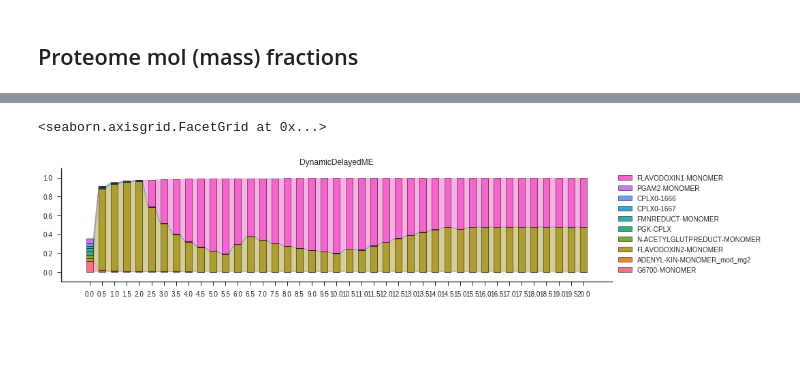
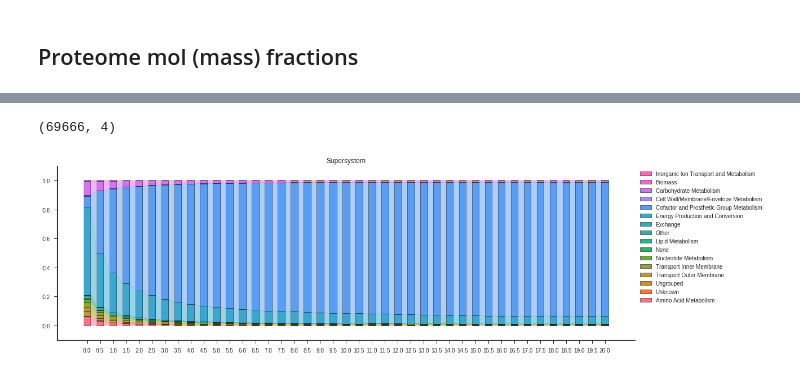
Before and after one commit to SBRG/dynamicme, a Jupyter notebook: notebooks/production/validation1_uptake_hier.ipynb, the cells around one changed output, grey strips where cells are left out. Drawn from its saved outputs; the diff is of its cells as text; code cells hidden in the pictures; blank space fills up the shorter version.

```diff
--- a/notebooks/production/validation1_uptake_hier.ipynb
+++ b/notebooks/production/validation1_uptake_hier.ipynb
@@ -349,19 +349,3 @@ g.add_legend()
 ### Need to start it off with much more ribosome?
 # %% [markdown]
 ## Proteome mol (mass) fractions
-# %%
-df_cplx = pd.DataFrame([{'cplx':k, 'conc':v, 'time':result['time'][i]} for i,r in enumerate(result['complex']) for k,v in r.iteritems()])
-
-times = df_cplx.time.unique()
-for t in times:
-    dfi = df_cplx[ df_cplx.time==t]
-    mtot = dfi.conc.sum()
-    b = (df_cplx.time==t).values
-    df_cplx.loc[b,'molf'] = df_cplx.loc[b,'conc'] / mtot
-
-df_var = df_cplx.groupby('cplx').molf.var().reset_index()
-df_var.molf.min()
-df_var.molf.max()
-N_PLOT = 10
-vary_cplxs = df_var.sort_values('molf', ascending=False)['cplx'][0:N_PLOT].values
-vary_cplxs
@@ -373,9 +352,51 @@ array(['FLAVODOXIN1-MONOMER', 'FLAVODOXIN2-MONOMER', 'G6700-MONOMER',
-# %%
-from stressme.plot import stacked_bar
-
-dsplot_cplx = df_cplx[ df_cplx.cplx.isin(vary_cplxs)]
-dsplot_cplx.loc[:,'group'] = 'DynamicDelayedME'
-stacked_bar('time', 'molf', dsplot_cplx, 'cplx', 'group', aspect=4)
-# %% [output]
-<seaborn.axisgrid.FacetGrid at 0x...>
-[figure, removed]
+# %%
+#df_super = pd.read_csv('/home/laurence/ME/data/cobrame/proteome_letter/subsystem-supersystem-mapping.csv')
+df_system = pd.read_csv('/home/laurence/ME/data/cobrame/proteome_letter/sub_supersystem.csv')
+df_system.shape
+
+# df_trsl = pd.DataFrame([{'rxn':k, 'v':v, 'time':result['time'][i]} for i,r in enumerate(result['rxn_flux']) for k,v in r.iteritems() if 'translation_' in k])
+
+import re
+patt = re.compile(r"protein_(b\d\d\d\d)_?\S?")
+
+cplx_prot = pd.DataFrame([{'cplx':d.id, 'locus':re.findall(patt,k)[0]} for d in me.complex_data for k,v in d.stoichiometry.iteritems() if 'protein_b' in k])
+
+df_mass = pd.DataFrame([{'cplx':met.id, 'mass':met.mass} for met in me.metabolites if hasattr(met,'mass')])
+df_cplx = pd.DataFrame([{'cplx':k, 'conc':v, 'time':result['time'][i]} for i,r in enumerate(result['complex']) for k,v in r.iteritems()])
+df_cplx_mass = pd.merge(df_cplx, df_mass, on='cplx')
+
+times = df_cplx_mass.time.unique()
+for t in times:
+    dfi = df_cplx_mass[ df_cplx_mass.time==t]
+    masses = dfi.conc*dfi.mass
+    mtot = masses.sum()
+    mfs = masses/mtot
+    b = (df_cplx_mass.time==t).values
+    df_cplx_mass.loc[b,'mf'] = mfs
+
+df_cplx_mass = pd.merge(df_cplx_mass, cplx_prot, on='cplx', how='left')
+# %% [output]
+(69666, 4)
+# %%
+#syslevel = 'Subsystem'
+syslevel = 'Supersystem'
+
+df_level = df_system[['gene',syslevel]].drop_duplicates()
+
+df_cplx_sub = pd.merge(df_cplx_mass, df_level, left_on='locus', right_on='gene', how='left')
+df_cplx_sub.loc[ df_cplx_sub[syslevel].isnull(), syslevel] = 'Ungrouped'
+
+df_mf_sector = df_cplx_sub.groupby(['time',syslevel]).mf.sum().reset_index()
+# Renormalize to 1
+dsplot_sector = df_mf_sector.copy()
+for t in dsplot_sector.time.unique():
+    b = dsplot_sector.time==t
+    mtot = sum(dsplot_sector.loc[b,'mf'])
+    dsplot_sector.loc[b, 'mf'] = dsplot_sector.loc[b, 'mf']/mtot
+
+from stressme.plot import stacked_bar
+
+dsplot_sector.loc[:,'group'] = syslevel
+g = stacked_bar('time', 'mf', dsplot_sector, syslevel, 'group', size=5, aspect=3)
+# %% [output]
+[figure, added]
```
Also changed, not shown: parts of 3 cells of this notebook, 3 other files.
